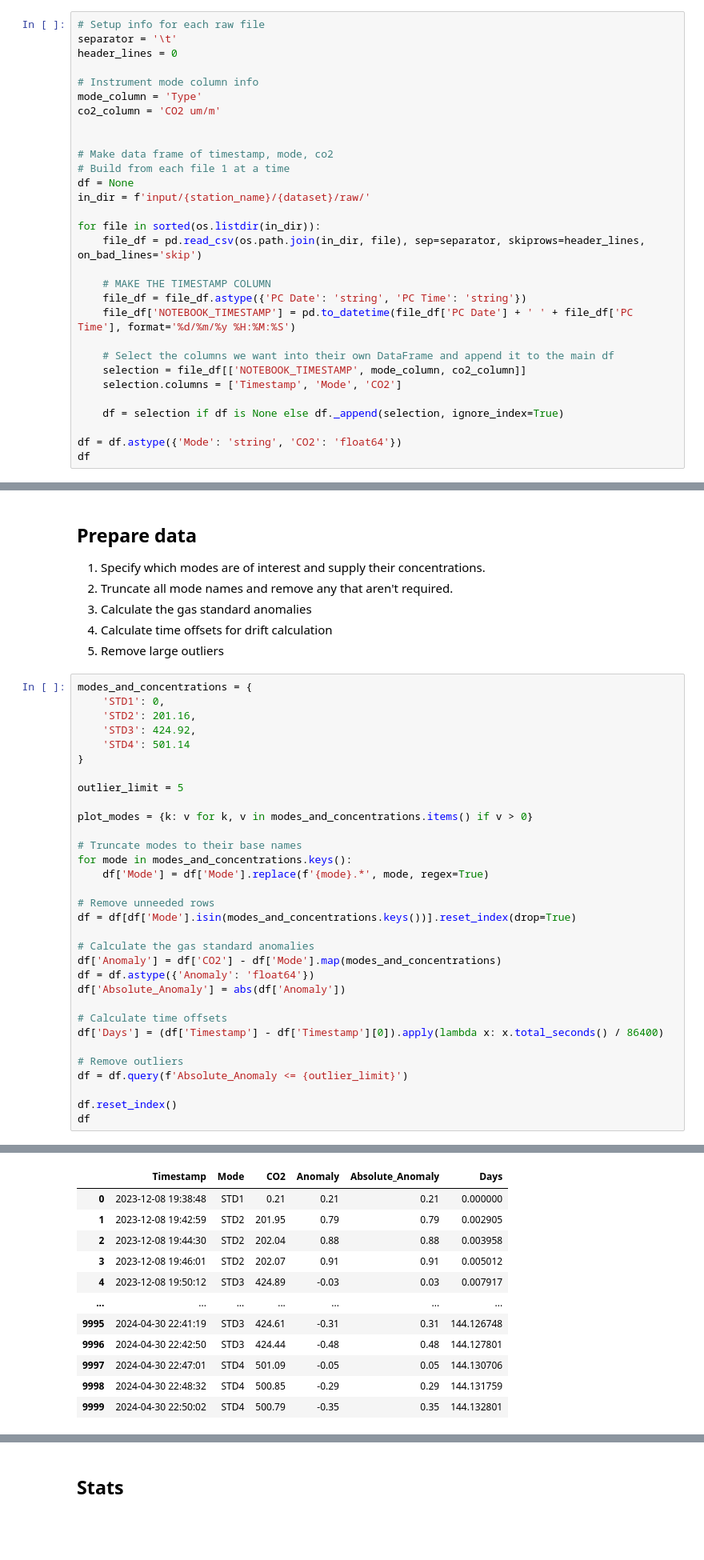
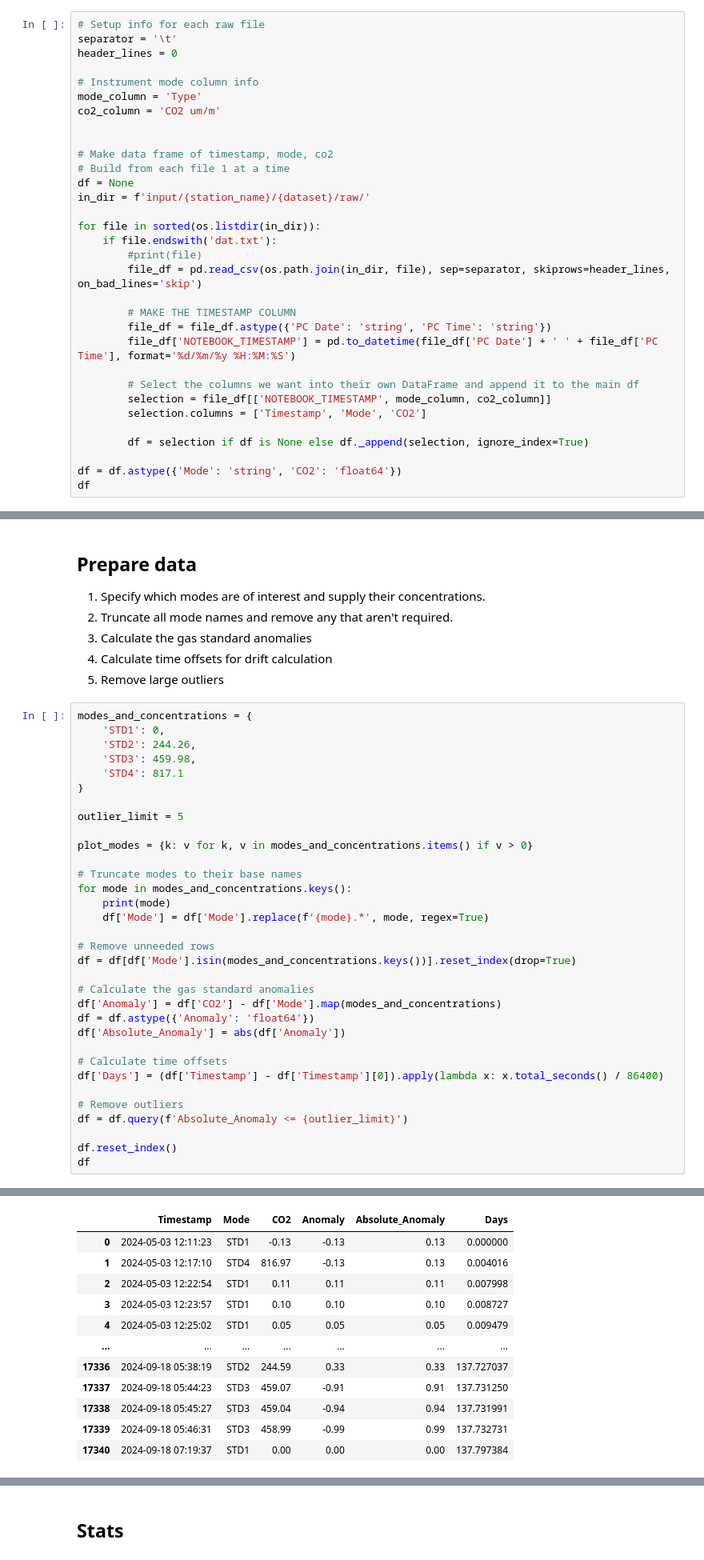
Before and after one commit to squaregoldfish/PLOTS_QUINCE, a Jupyter notebook: Gas Standards Plots.ipynb, the cells around one changed output, grey strips where cells are left out. Shown at 80% size. Drawn from its saved outputs; the diff is of its cells as text; blank space fills up the shorter version.

```diff
--- a/Gas Standards Plots.ipynb
+++ b/Gas Standards Plots.ipynb
@@ -77,17 +77,19 @@ df = None
 in_dir = f'input/{station_name}/{dataset}/raw/'
 
 for file in sorted(os.listdir(in_dir)):
-    file_df = pd.read_csv(os.path.join(in_dir, file), sep=separator, skiprows=header_lines, on_bad_lines='skip')
+    if file.endswith('dat.txt'):
+        #print(file)
+        file_df = pd.read_csv(os.path.join(in_dir, file), sep=separator, skiprows=header_lines, on_bad_lines='skip')
 
-    # MAKE THE TIMESTAMP COLUMN
-    file_df = file_df.astype({'PC Date': 'string', 'PC Time': 'string'})
-    file_df['NOTEBOOK_TIMESTAMP'] = pd.to_datetime(file_df['PC Date'] + ' ' + file_df['PC Time'], format='%d/%m/%y %H:%M:%S')
+        # MAKE THE TIMESTAMP COLUMN
+        file_df = file_df.astype({'PC Date': 'string', 'PC Time': 'string'})
+        file_df['NOTEBOOK_TIMESTAMP'] = pd.to_datetime(file_df['PC Date'] + ' ' + file_df['PC Time'], format='%d/%m/%y %H:%M:%S')
 
-    # Select the columns we want into their own DataFrame and append it to the main df
-    selection = file_df[['NOTEBOOK_TIMESTAMP', mode_column, co2_column]]
-    selection.columns = ['Timestamp', 'Mode', 'CO2']
+        # Select the columns we want into their own DataFrame and append it to the main df
+        selection = file_df[['NOTEBOOK_TIMESTAMP', mode_column, co2_column]]
+        selection.columns = ['Timestamp', 'Mode', 'CO2']
 
-    df = selection if df is None else df._append(selection, ignore_index=True)
+        df = selection if df is None else df._append(selection, ignore_index=True)
 
 df = df.astype({'Mode': 'string', 'CO2': 'float64'})
 df
@@ -116,9 +118,9 @@ df
 # %%
 modes_and_concentrations = {
     'STD1': 0,
-    'STD2': 201.16,
-    'STD3': 424.92,
-    'STD4': 501.14
+    'STD2': 244.26,
+    'STD3': 459.98,
+    'STD4': 817.1
 }
 
 outlier_limit = 5
@@ -127,6 +129,7 @@ plot_modes = {k: v for k, v in modes_and_concentrations.items() if v > 0}
 
 # Truncate modes to their base names
 for mode in modes_and_concentrations.keys():
+    print(mode)
     df['Mode'] = df['Mode'].replace(f'{mode}.*', mode, regex=True)
 
 # Remove unneeded rows
@@ -149,12 +156,12 @@ df
 |  | Timestamp | Mode | CO2 | Anomaly | Absolute_Anomaly | Days |
-| 0 | 2023-12-08 19:38:48 | STD1 | 0.21 | 0.21 | 0.21 | 0.000000 |
-| 1 | 2023-12-08 19:42:59 | STD2 | 201.95 | 0.79 | 0.79 | 0.002905 |
-| 2 | 2023-12-08 19:44:30 | STD2 | 202.04 | 0.88 | 0.88 | 0.003958 |
-| 3 | 2023-12-08 19:46:01 | STD2 | 202.07 | 0.91 | 0.91 | 0.005012 |
-| 4 | 2023-12-08 19:50:12 | STD3 | 424.89 | -0.03 | 0.03 | 0.007917 |
+| 0 | 2024-05-03 12:11:23 | STD1 | -0.13 | -0.13 | 0.13 | 0.000000 |
+| 1 | 2024-05-03 12:17:10 | STD4 | 816.97 | -0.13 | 0.13 | 0.004016 |
+| 2 | 2024-05-03 12:22:54 | STD1 | 0.11 | 0.11 | 0.11 | 0.007998 |
+| 3 | 2024-05-03 12:23:57 | STD1 | 0.10 | 0.10 | 0.10 | 0.008727 |
+| 4 | 2024-05-03 12:25:02 | STD1 | 0.05 | 0.05 | 0.05 | 0.009479 |
 | ... | ... | ... | ... | ... | ... | ... |
-| 9995 | 2024-04-30 22:41:19 | STD3 | 424.61 | -0.31 | 0.31 | 144.126748 |
-| 9996 | 2024-04-30 22:42:50 | STD3 | 424.44 | -0.48 | 0.48 | 144.127801 |
-| 9997 | 2024-04-30 22:47:01 | STD4 | 501.09 | -0.05 | 0.05 | 144.130706 |
-| 9998 | 2024-04-30 22:48:32 | STD4 | 500.85 | -0.29 | 0.29 | 144.131759 |
-| 9999 | 2024-04-30 22:50:02 | STD4 | 500.79 | -0.35 | 0.35 | 144.132801 |
+| 17336 | 2024-09-18 05:38:19 | STD2 | 244.59 | 0.33 | 0.33 | 137.727037 |
+| 17337 | 2024-09-18 05:44:23 | STD3 | 459.07 | -0.91 | 0.91 | 137.731250 |
+| 17338 | 2024-09-18 05:45:27 | STD3 | 459.04 | -0.94 | 0.94 | 137.731991 |
+| 17339 | 2024-09-18 05:46:31 | STD3 | 458.99 | -0.99 | 0.99 | 137.732731 |
+| 17340 | 2024-09-18 07:19:37 | STD1 | 0.00 | 0.00 | 0.00 | 137.797384 |
```
Also changed, not shown: parts of 7 cells of this notebook.
